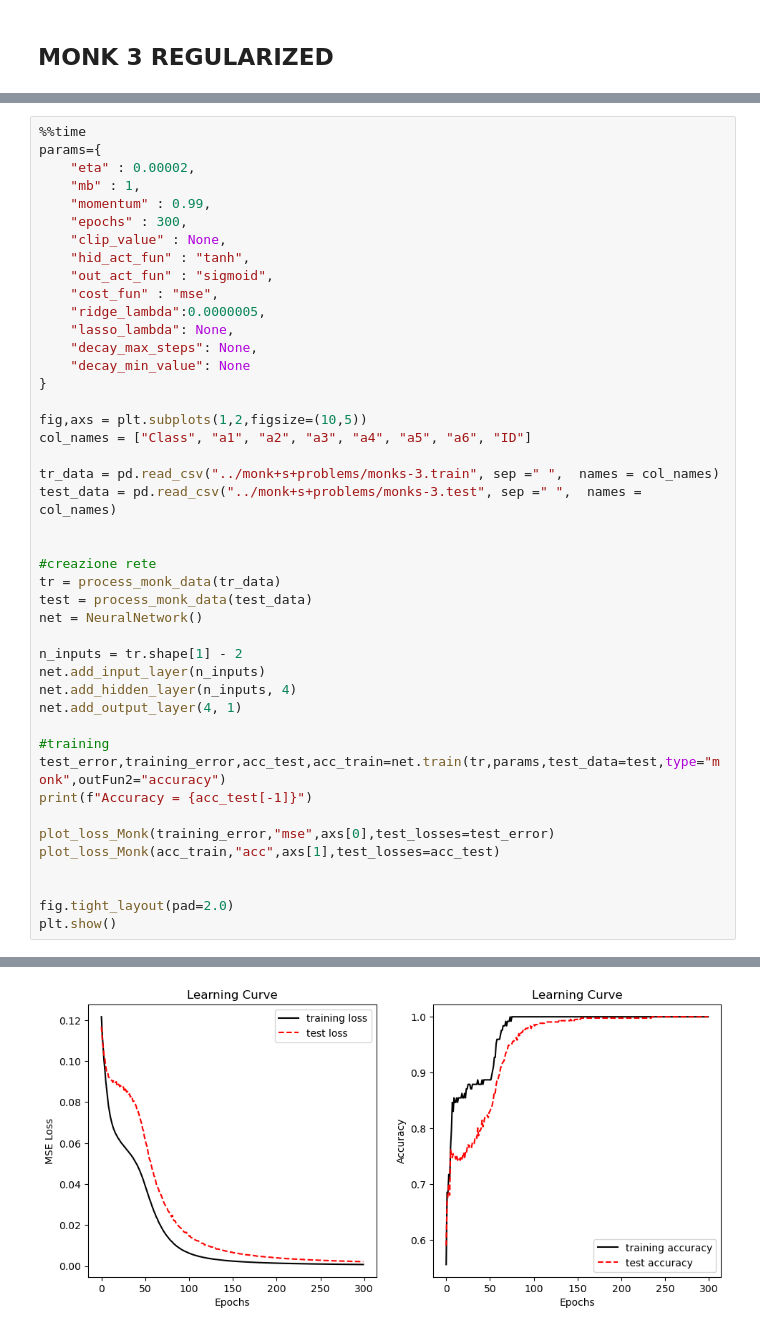
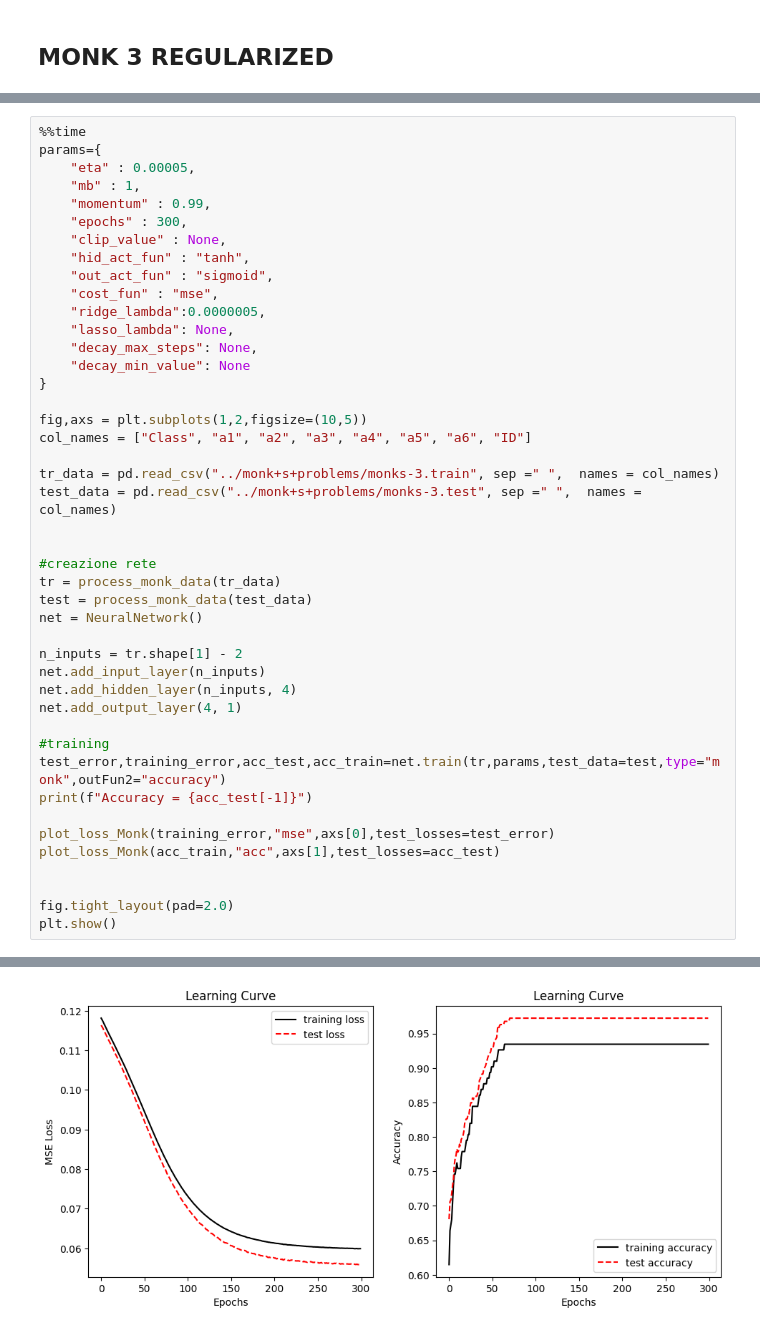
Before and after one commit to Nsivaa/ML, a Jupyter notebook: project/MONK_notebook.ipynb, the cells around one changed output, grey strips where cells are left out. Drawn from its saved outputs; the diff is of its cells as text.

```diff
--- a/project/MONK_notebook.ipynb
+++ b/project/MONK_notebook.ipynb
@@ -446,7 +464,7 @@ Wall time: 18min 49s
 # %%
 %%time
 params={
-    "eta" : 0.00002,
+    "eta" : 0.00005,
     "mb" : 1,
     "momentum" : 0.99,
     "epochs" : 300,
@@ -493 +511 @@ Accuracy = 1.0
-[figure, old version]
+[figure, new version]
```
Also changed, not shown: parts of 9 cells of this notebook.
